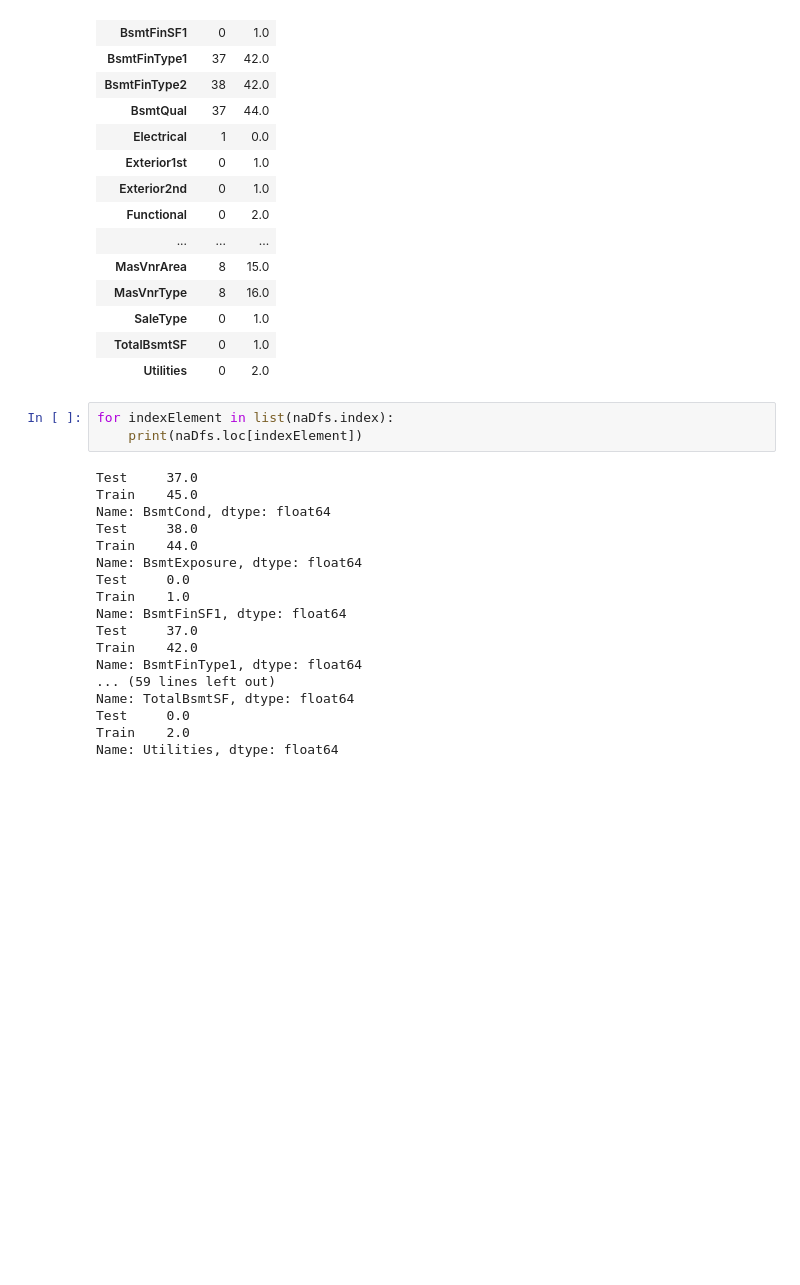
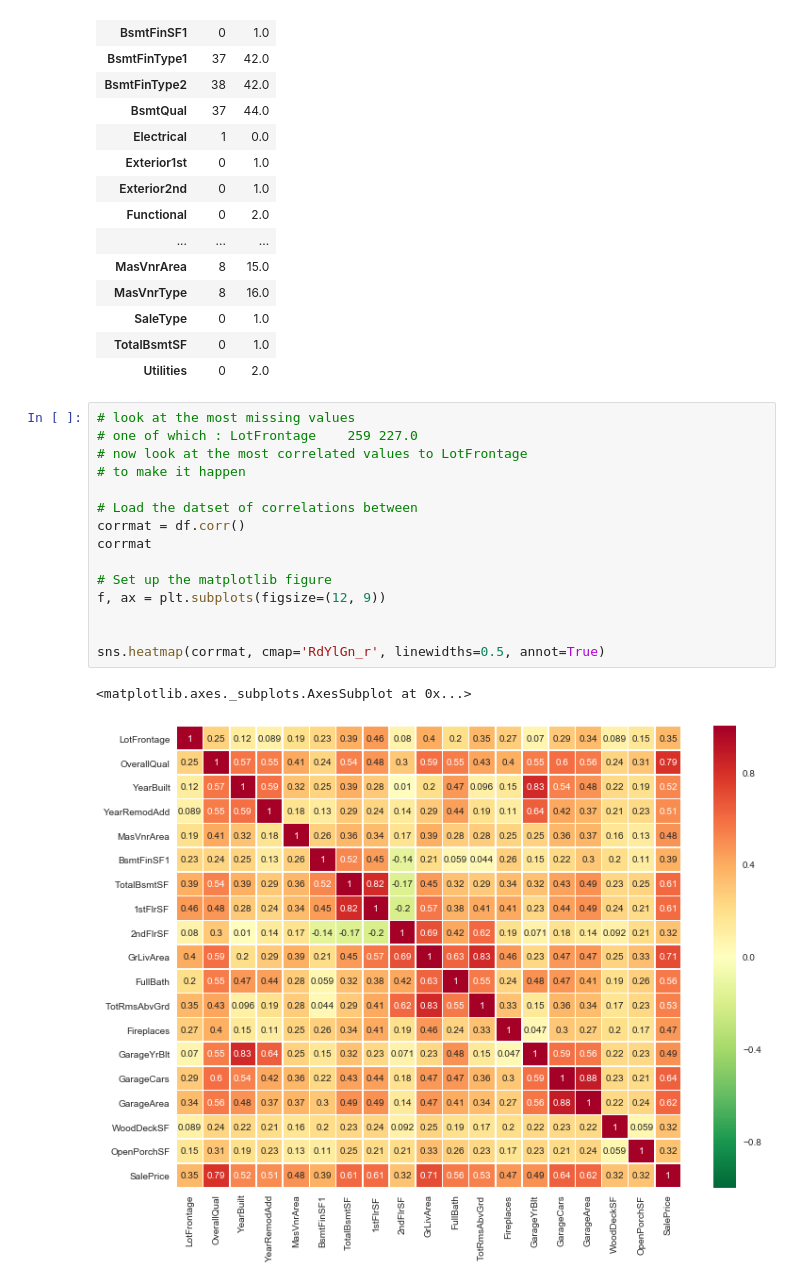
Before and after one commit to rakshithvasudev/Machine-Learning, a Jupyter notebook: Decision Trees and Random Forests/Kaggle Housing/Housing v1.ipynb, the cells around one changed output. Cells and saved outputs as stored; diff of their text form; blank space fills up the shorter version.

Commit message:
added correlation map

```diff
--- a/Decision Trees and Random Forests/Kaggle Housing/Housing v1.ipynb
+++ b/Decision Trees and Random Forests/Kaggle Housing/Housing v1.ipynb
@@ -348,24 +348,21 @@ naDfs
 | SaleType | 0 | 1.0 |
 | TotalBsmtSF | 0 | 1.0 |
 | Utilities | 0 | 2.0 |
-# %%
-for indexElement in list(naDfs.index):
-    print(naDfs.loc[indexElement])
-# %% [output]
-Test     37.0
-Train    45.0
-Name: BsmtCond, dtype: float64
-Test     38.0
-Train    44.0
-Name: BsmtExposure, dtype: float64
-Test     0.0
-Train    1.0
-Name: BsmtFinSF1, dtype: float64
-Test     37.0
-Train    42.0
-Name: BsmtFinType1, dtype: float64
-... (59 lines left out)
-Name: TotalBsmtSF, dtype: float64
-Test     0.0
-Train    2.0
-Name: Utilities, dtype: float64
+# %%
+# look at the most missing values
+# one of which : LotFrontage	259	227.0
+# now look at the most correlated values to LotFrontage
+# to make it happen
+
+# Load the datset of correlations between
+corrmat = df.corr()
+corrmat
+
+# Set up the matplotlib figure
+f, ax = plt.subplots(figsize=(12, 9))
+
+
+sns.heatmap(corrmat, cmap='RdYlGn_r', linewidths=0.5, annot=True)
+# %% [output]
+<matplotlib.axes._subplots.AxesSubplot at 0x...>
+[figure, added]
```
Also changed, not shown: parts of 1 cell of this notebook.
